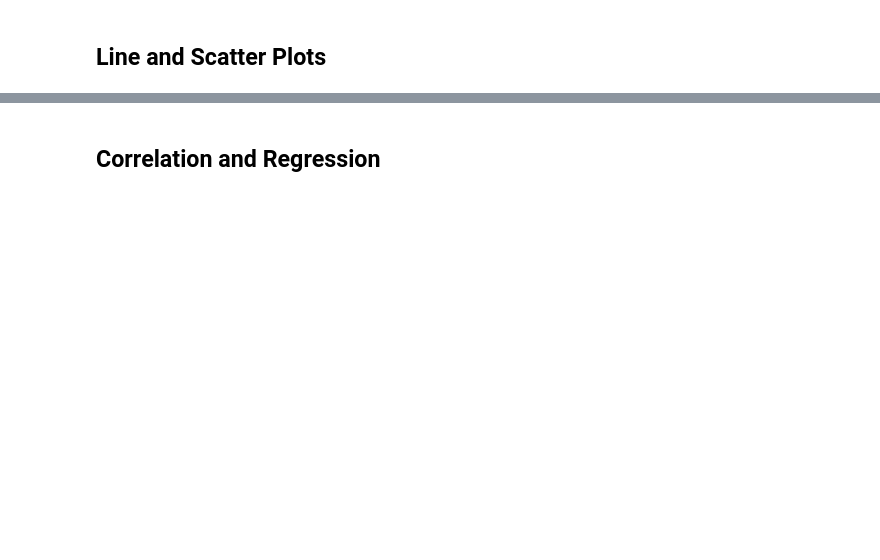
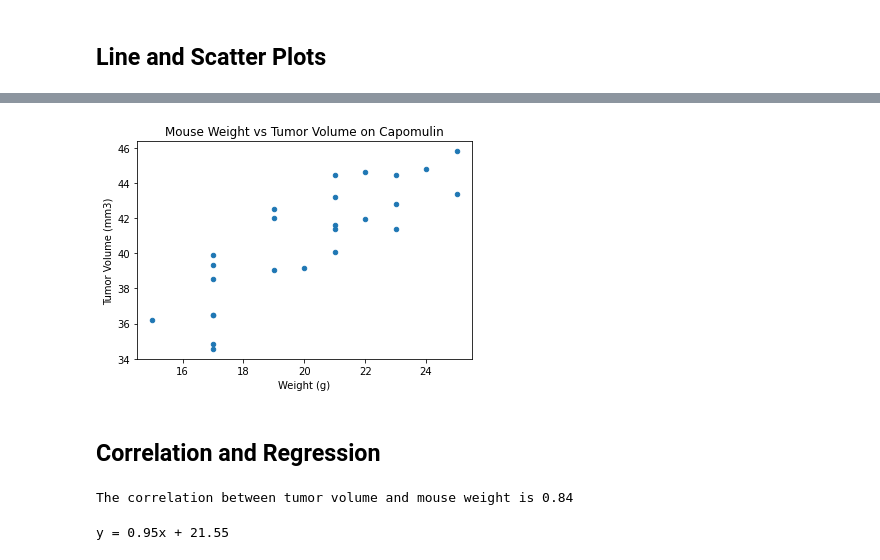
Before and after one commit to maryclarecc/pymaceuticals, a Jupyter notebook: pymaceuticals_starter.ipynb, the cells around one changed output, grey strips where cells are left out. Cells and saved outputs as stored; diff of their text form; code cells hidden in the pictures; blank space fills up the shorter version.

```diff
--- a/pymaceuticals_starter.ipynb
+++ b/pymaceuticals_starter.ipynb
@@ -215,7 +242,26 @@ Values above 94.04403868374999 could be outliers.
 # %%
 # Generate a scatter plot of average tumor volume vs. mouse weight for the Capomulin regimen
+capsub = df[(df["Drug Regimen"] == "Capomulin")]
+capavg = capsub.groupby(['Mouse ID']).mean()
+capavg.plot.scatter("Weight (g)", "Tumor Volume (mm3)", title = "Mouse Weight vs Tumor Volume on Capomulin");
+# %% [output]
+[figure, added]
 # %% [markdown]
 ## Correlation and Regression
 # %%
 # Calculate the correlation coefficient and linear regression model
 # for mouse weight and average tumor volume for the Capomulin regimen
+tumor = capavg.loc[:,"Tumor Volume (mm3)"]
+weight = capavg.loc[:,"Weight (g)"]
+correlation = st.pearsonr(weight, tumor)
+print(f"The correlation between tumor volume and mouse weight is {round(correlation[0],2)}")
+# %% [output]
+The correlation between tumor volume and mouse weight is 0.84
+# %%
+tumor = capavg.loc[:,"Tumor Volume (mm3)"]
+weight = capavg.loc[:,"Weight (g)"]
+(slope, intercept, rvalue, pvalue, stderr) = linregress(weight, tumor)
+regress_values = weight * slope + intercept
+print(f"y = {str(round(slope,2))}x + {str(round(intercept,2))}")
+# %% [output]
+y = 0.95x + 21.55
```
Also changed, not shown: parts of 5 cells of this notebook, 1 other file.
